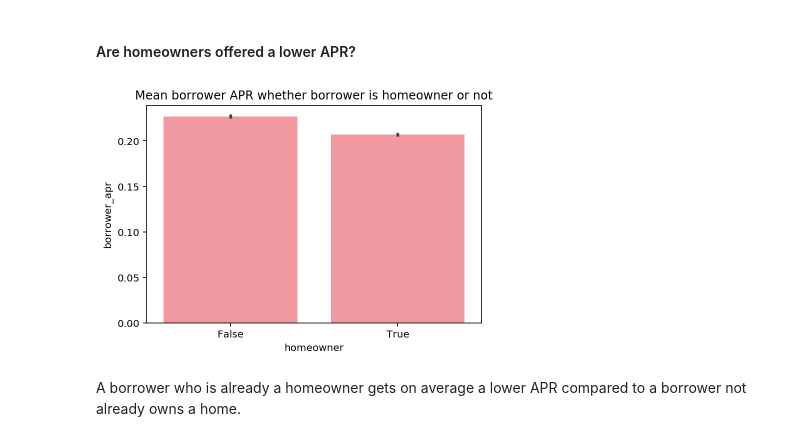
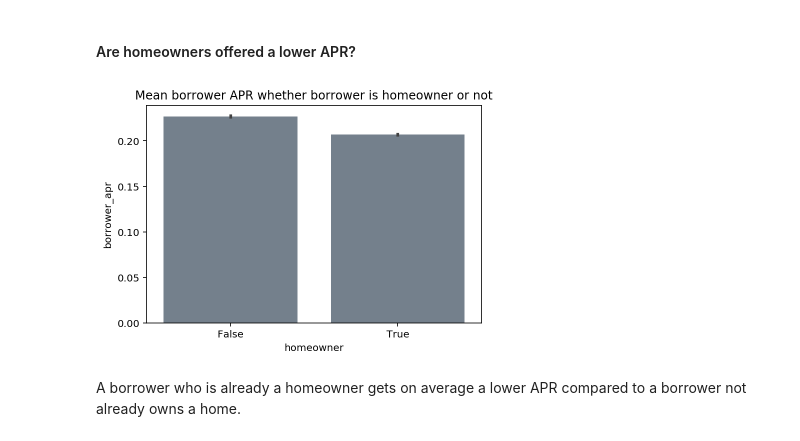
Before and after one commit to janikvalentin/Loan_Data_EDA, a Jupyter notebook: Loan_Data_Investigation.ipynb, the cells around one changed output. Drawn from its saved outputs; the diff is of its cells as text; code cells hidden in the pictures.

```diff
--- a/Loan_Data_Investigation.ipynb
+++ b/Loan_Data_Investigation.ipynb
@@ -492,10 +506,10 @@ Resource: [Stacked Bar Graph](https://python-graph-gallery.com/13-percent-stacke
 # %% [markdown]
 #### Are homeowners offered a lower APR?
 # %%
-sns.barplot(data = df, x = 'homeowner', y = 'borrower_apr', color = '#ff8b94')
+sns.barplot(data = df, x = 'homeowner', y = 'borrower_apr', color = base_color)
 plt.title('Mean borrower APR whether borrower is homeowner or not');
 # %% [output]
-[figure, old version]
+[figure, new version]
 # %% [markdown]
 A borrower who is already a homeowner gets on average a lower APR compared to a borrower not already owns a home.
 # %% [markdown]
```
Also changed, not shown: parts of 8 cells of this notebook.
